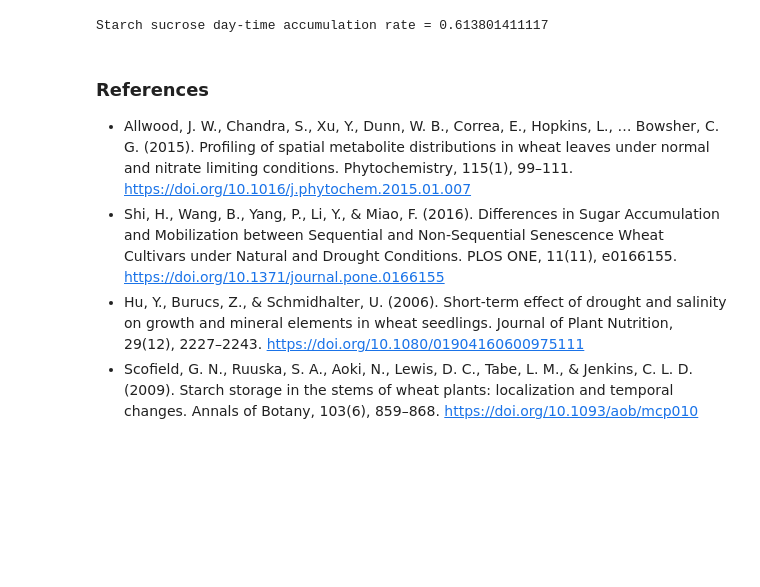
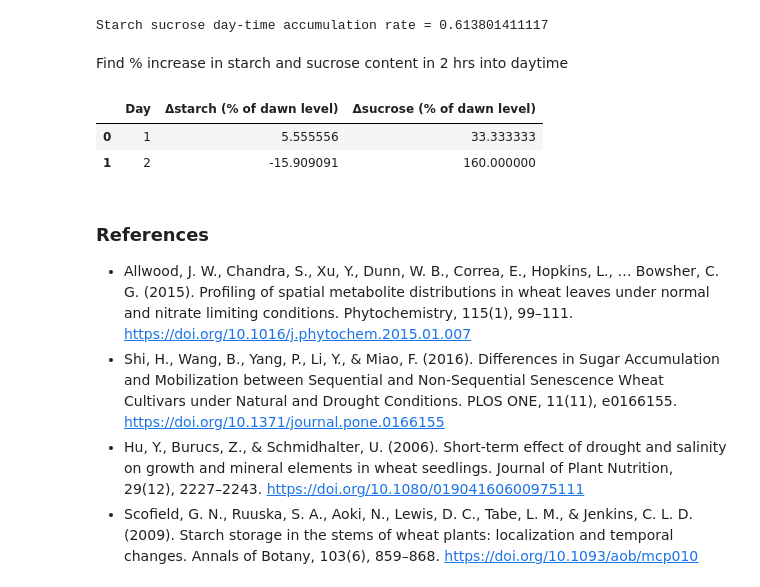
Before and after one commit to cropsinsilico/tissue-specific-FBA-models, a Jupyter notebook: Biomass data - wheat.ipynb, the cells around one changed output. Drawn from its saved outputs; the diff is of its cells as text; code cells hidden in the pictures; blank space fills up the shorter version.

```diff
--- a/Biomass data - wheat.ipynb
+++ b/Biomass data - wheat.ipynb
@@ -551,6 +579,21 @@ Starch_to_sucrose_ratio = Starch_in_umols/Sucrose_in_umols
 print ("Starch sucrose day-time accumulation rate = "+str(Starch_to_sucrose_ratio))
 # %% [output]
 Starch sucrose day-time accumulation rate = 0.613801411117
+# %% [markdown]
+Find % increase in starch and sucrose content in 2 hrs into daytime
+# %%
+df_matureleaf_content_temp = pd.DataFrame(data={"Day":[1,2],
+                                                "Δsucrose (% of dawn level)":
+                                                [100*(3.3333333333332646-2.499999999999943)/2.499999999999943,
+                                                 100*(5.416666666666522-2.0833333333331936)/2.0833333333331936],
+                                                "Δstarch (% of dawn level)":
+                                                [100*(1.2258064516128684-1.1612903225806193)/1.1612903225806193,
+                                                 100*(1.1935483870967154-1.4193548387096264)/1.4193548387096264]})
+df_matureleaf_content_temp
+# %% [output]
+|  | Day | Δstarch (% of dawn level) | Δsucrose (% of dawn level) |
+| 0 | 1 | 5.555556 | 33.333333 |
+| 1 | 2 | -15.909091 | 160.000000 |
 # %% [markdown]
 ### References
 
```
Also changed, not shown: parts of 5 cells of this notebook, 5 other files.
